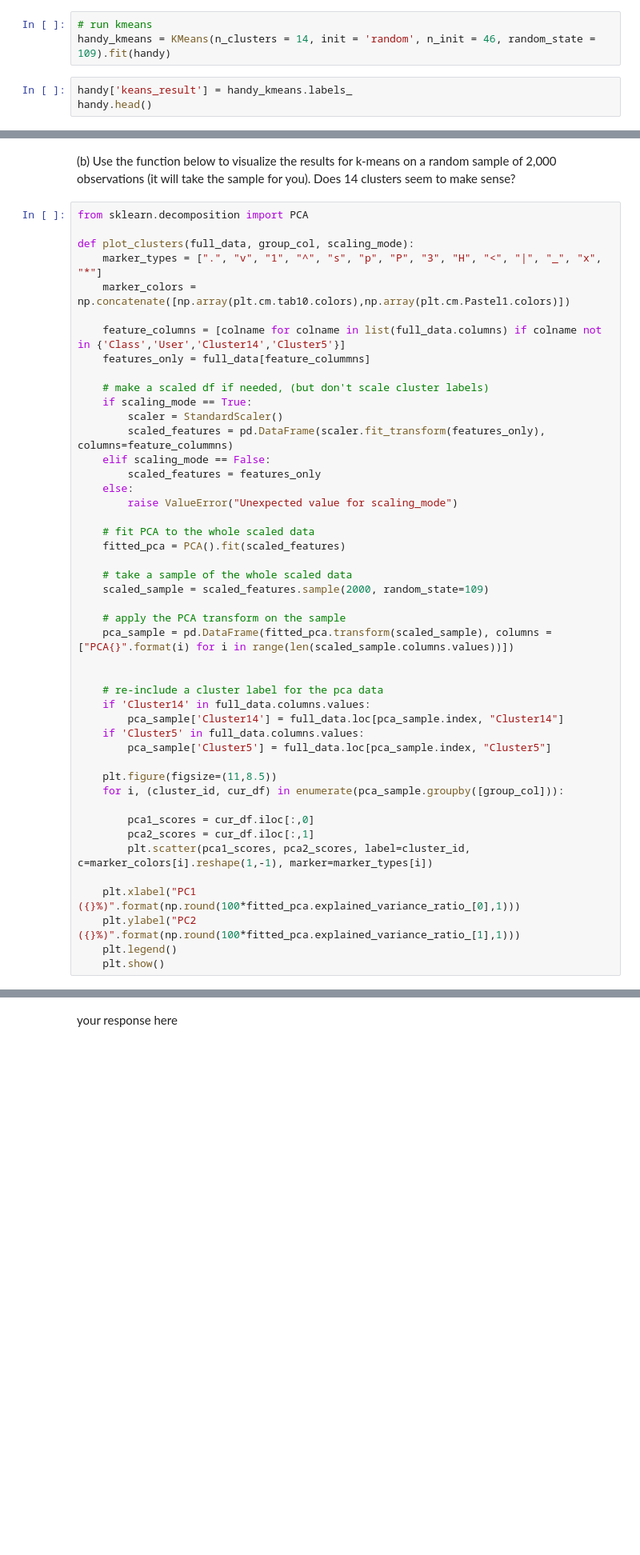
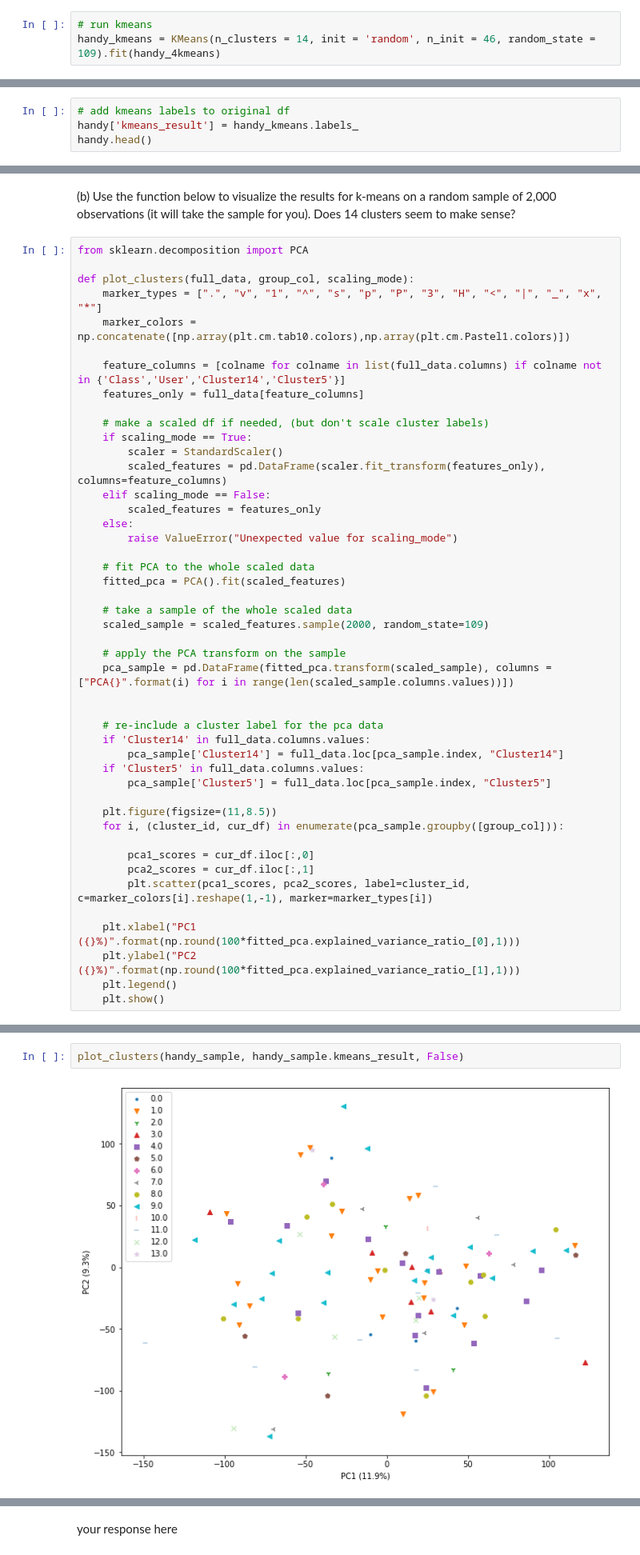
Before and after one commit to gurdeep101/2020-CS109B, a Jupyter notebook: content/homeworks/hw02/notebook/cs109b_hw2.ipynb, the cells around one changed output, grey strips where cells are left out. Shown: that part at 80% size. Drawn from its saved outputs; the diff is of its cells as text; blank space fills up the shorter version.

```diff
--- a/content/homeworks/hw02/notebook/cs109b_hw2.ipynb
+++ b/content/homeworks/hw02/notebook/cs109b_hw2.ipynb
@@ -128,6 +144,3 @@ handy.describe()
 # %%
 # run kmeans
-handy_kmeans = KMeans(n_clusters = 14, init = 'random', n_init = 46, random_state = 109).fit(handy)
+handy_kmeans = KMeans(n_clusters = 14, init = 'random', n_init = 46, random_state = 109).fit(handy_4kmeans)
-# %%
-handy['keans_result'] = handy_kmeans.labels_
-handy.head()
@@ -141,0 +147,4 @@ handy.head()
+# %%
+# add kmeans labels to original df
+handy['kmeans_result'] = handy_kmeans.labels_
+handy.head()
@@ -149,12 +166,12 @@ def plot_clusters(full_data, group_col, scaling_mode):
     marker_colors = np.concatenate([np.array(plt.cm.tab10.colors),np.array(plt.cm.Pastel1.colors)])
 
     feature_columns = [colname for colname in list(full_data.columns) if colname not in {'Class','User','Cluster14','Cluster5'}]
-    features_only = full_data[feature_colummns]
+    features_only = full_data[feature_columns]
 
     # make a scaled df if needed, (but don't scale cluster labels)
     if scaling_mode == True:
         scaler = StandardScaler()
-        scaled_features = pd.DataFrame(scaler.fit_transform(features_only), columns=feature_colummns)
+        scaled_features = pd.DataFrame(scaler.fit_transform(features_only), columns=feature_columns)
     elif scaling_mode == False:
         scaled_features = features_only
     else:
@@ -214,3 +229,7 @@ your response here
+# %%
+plot_clusters(handy_sample, handy_sample.kmeans_result, False)
+# %% [output]
+[figure, added]
 # %% [markdown]
 (c) Plot the silhouette scores using the function below, from lecture. Give it a 10% sample of the data to speed the visualization. How reasonable does the clustering seem based on this plot? How does it compare to the information in the plot above?
 # %%
```
Also changed, not shown: parts of 12 cells of this notebook.
